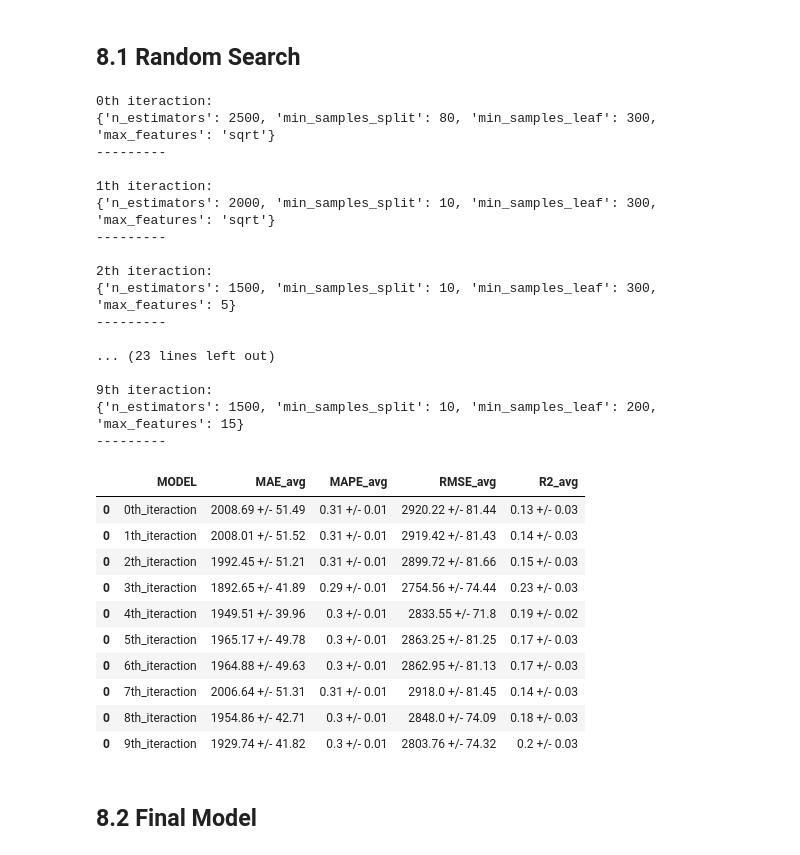
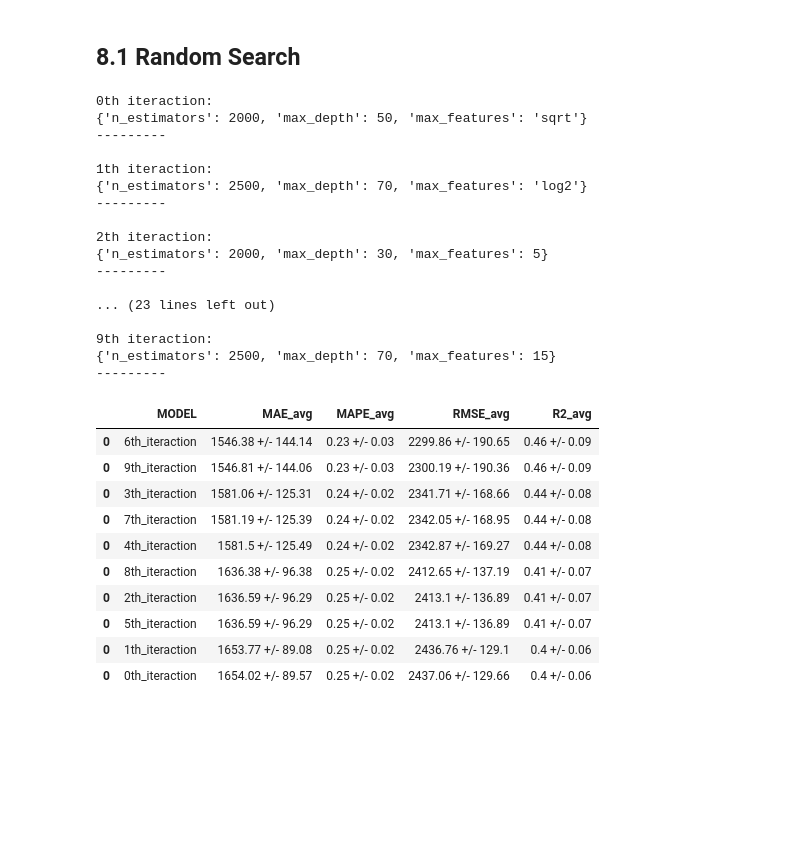
Before and after one commit to andrearaujo111/ds-em-producao, a Jupyter notebook: n06_sample_for_fine_tunning.ipynb, the cells around one changed output. Cells and saved outputs as stored; diff of their text form; code cells hidden in the pictures; blank space fills up the shorter version.

```diff
--- a/n06_sample_for_fine_tunning.ipynb
+++ b/n06_sample_for_fine_tunning.ipynb
@@ -1382,9 +1382,8 @@ The choosen algorithm is **Random Forest Regressor**
 ## 8.1 Random Search
 # %%
 # create a dictionary of parameter values values
-params = {'n_estimators': [1000, 1500, 2000, 2500, 3000],
-          'min_samples_split': [10, 50, 80],
-          'min_samples_leaf': [100, 200, 300],
+params = {'n_estimators': [1000, 1500, 2000, 2500],
+          'max_depth': [30, 50, 70],
           'max_features': [5, 10, 15, 'sqrt', 'log2']}
 
 # select the number of intervals
@@ -1404,8 +1403,6 @@ for i in range(max_eval):
 
     # create model
     rfr_ft = RandomForestRegressor(n_estimators=ft['n_estimators'],
-                                   min_samples_split=ft['min_samples_split'],
-                                   min_samples_leaf=ft['min_samples_leaf'],
                                    max_features= ft['max_features'],
                                    n_jobs=-1,
                                    random_state=42)
@@ -1415,35 +1412,33 @@ for i in range(max_eval):
     final_result = pd.concat([final_result, result])
 # %% [output]
 0th iteraction:
-{'n_estimators': 2500, 'min_samples_split': 80, 'min_samples_leaf': 300, 'max_features': 'sqrt'}
+{'n_estimators': 2000, 'max_depth': 50, 'max_features': 'sqrt'}
 ---------
 
 1th iteraction:
-{'n_estimators': 2000, 'min_samples_split': 10, 'min_samples_leaf': 300, 'max_features': 'sqrt'}
+{'n_estimators': 2500, 'max_depth': 70, 'max_features': 'log2'}
 ---------
 
 2th iteraction:
-{'n_estimators': 1500, 'min_samples_split': 10, 'min_samples_leaf': 300, 'max_features': 5}
+{'n_estimators': 2000, 'max_depth': 30, 'max_features': 5}
 ---------
 
 ... (23 lines left out)
 
 9th iteraction:
-{'n_estimators': 1500, 'min_samples_split': 10, 'min_samples_leaf': 200, 'max_features': 15}
+{'n_estimators': 2500, 'max_depth': 70, 'max_features': 15}
 ---------
 # %%
-final_result
+final_result.sort_values('RMSE_avg', ascending=True)
 # %% [output]
 |  | MODEL | MAE_avg | MAPE_avg | RMSE_avg | R2_avg |
-| 0 | 0th_iteraction | 2008.69 +/- 51.49 | 0.31 +/- 0.01 | 2920.22 +/- 81.44 | 0.13 +/- 0.03 |
-| 0 | 1th_iteraction | 2008.01 +/- 51.52 | 0.31 +/- 0.01 | 2919.42 +/- 81.43 | 0.14 +/- 0.03 |
-| 0 | 2th_iteraction | 1992.45 +/- 51.21 | 0.31 +/- 0.01 | 2899.72 +/- 81.66 | 0.15 +/- 0.03 |
-| 0 | 3th_iteraction | 1892.65 +/- 41.89 | 0.29 +/- 0.01 | 2754.56 +/- 74.44 | 0.23 +/- 0.03 |
-| 0 | 4th_iteraction | 1949.51 +/- 39.96 | 0.3 +/- 0.01 | 2833.55 +/- 71.8 | 0.19 +/- 0.02 |
-| 0 | 5th_iteraction | 1965.17 +/- 49.78 | 0.3 +/- 0.01 | 2863.25 +/- 81.25 | 0.17 +/- 0.03 |
-| 0 | 6th_iteraction | 1964.88 +/- 49.63 | 0.3 +/- 0.01 | 2862.95 +/- 81.13 | 0.17 +/- 0.03 |
-| 0 | 7th_iteraction | 2006.64 +/- 51.31 | 0.31 +/- 0.01 | 2918.0 +/- 81.45 | 0.14 +/- 0.03 |
-| 0 | 8th_iteraction | 1954.86 +/- 42.71 | 0.3 +/- 0.01 | 2848.0 +/- 74.09 | 0.18 +/- 0.03 |
-| 0 | 9th_iteraction | 1929.74 +/- 41.82 | 0.3 +/- 0.01 | 2803.76 +/- 74.32 | 0.2 +/- 0.03 |
+| 0 | 6th_iteraction | 1546.38 +/- 144.14 | 0.23 +/- 0.03 | 2299.86 +/- 190.65 | 0.46 +/- 0.09 |
+| 0 | 9th_iteraction | 1546.81 +/- 144.06 | 0.23 +/- 0.03 | 2300.19 +/- 190.36 | 0.46 +/- 0.09 |
+| 0 | 3th_iteraction | 1581.06 +/- 125.31 | 0.24 +/- 0.02 | 2341.71 +/- 168.66 | 0.44 +/- 0.08 |
+| 0 | 7th_iteraction | 1581.19 +/- 125.39 | 0.24 +/- 0.02 | 2342.05 +/- 168.95 | 0.44 +/- 0.08 |
+| 0 | 4th_iteraction | 1581.5 +/- 125.49 | 0.24 +/- 0.02 | 2342.87 +/- 169.27 | 0.44 +/- 0.08 |
+| 0 | 8th_iteraction | 1636.38 +/- 96.38 | 0.25 +/- 0.02 | 2412.65 +/- 137.19 | 0.41 +/- 0.07 |
+| 0 | 2th_iteraction | 1636.59 +/- 96.29 | 0.25 +/- 0.02 | 2413.1 +/- 136.89 | 0.41 +/- 0.07 |
+| 0 | 5th_iteraction | 1636.59 +/- 96.29 | 0.25 +/- 0.02 | 2413.1 +/- 136.89 | 0.41 +/- 0.07 |
+| 0 | 1th_iteraction | 1653.77 +/- 89.08 | 0.25 +/- 0.02 | 2436.76 +/- 129.1 | 0.4 +/- 0.06 |
+| 0 | 0th_iteraction | 1654.02 +/- 89.57 | 0.25 +/- 0.02 | 2437.06 +/- 129.66 | 0.4 +/- 0.06 |
-# %% [markdown]
-## 8.2 Final Model
```
